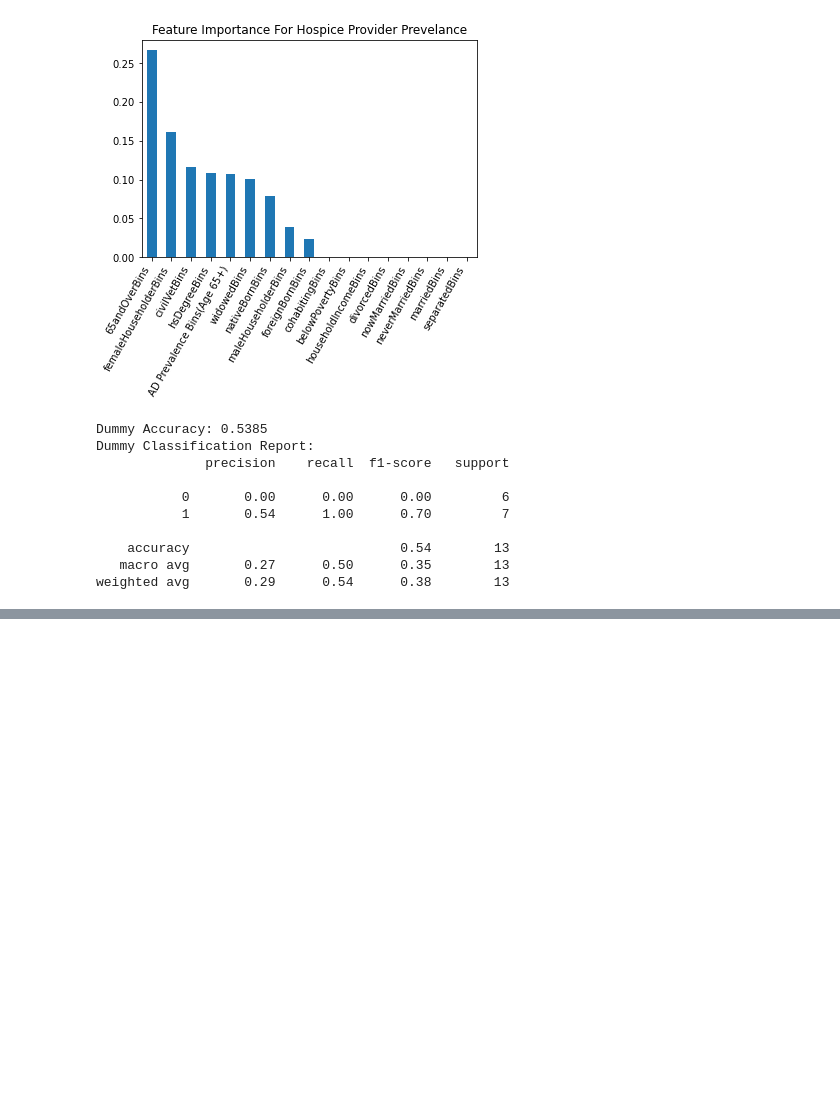
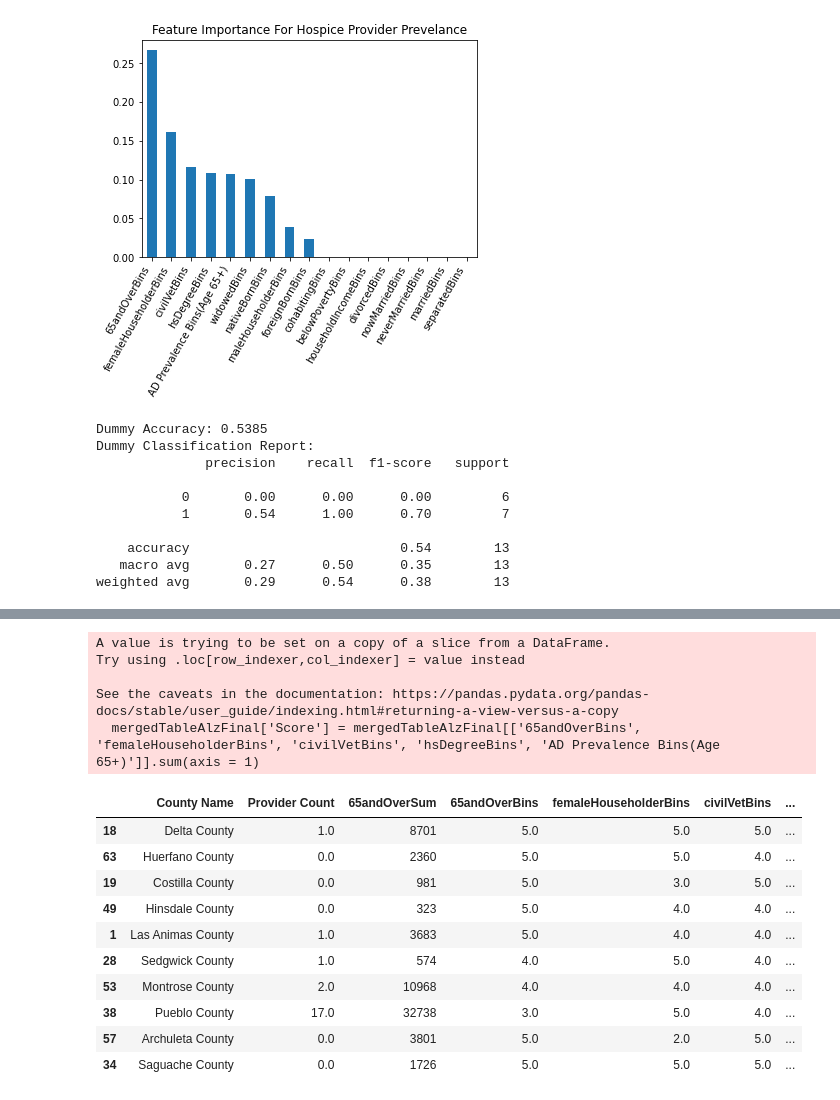
Before and after one commit to erinbest017/COMP4447Hospice, a Jupyter notebook: Code/hospiceMLCounty.ipynb, the cells around one changed output, grey strips where cells are left out. Saved outputs shown, nothing was run; the diff lists cells and outputs as text; code cells hidden in the pictures; blank space fills up the shorter version.

```diff
--- a/Code/hospiceMLCounty.ipynb
+++ b/Code/hospiceMLCounty.ipynb
@@ -1088,3 +1088,6 @@ Dummy Classification Report:
     accuracy                           0.54        13
    macro avg       0.27      0.50      0.35        13
 weighted avg       0.29      0.54      0.38        13
+# %%
+merged65andOver = pd.read_pickle('merged65andOver.pkl')
+merged65andOver
@@ -1090,0 +1108,2 @@ weighted avg       0.29      0.54      0.38        13
+# %%
+mergedTableAlz = pd.merge(mergedTableAlz, merged65andOver, on='County Name')
@@ -1090,0 +1117,23 @@ weighted avg       0.29      0.54      0.38        13
+# %%
+mergedTableAlzFinal = mergedTableAlz[['County Name', 'Provider Count', '65andOverSum', '65andOverBins', 'femaleHouseholderBins', 'civilVetBins', 'hsDegreeBins', 'AD Prevalence Bins(Age 65+)']]
+mergedTableAlzFinal['Score'] = mergedTableAlzFinal[['65andOverBins', 'femaleHouseholderBins', 'civilVetBins', 'hsDegreeBins', 'AD Prevalence Bins(Age 65+)']].sum(axis = 1)
+sorted_df = mergedTableAlzFinal.sort_values(by=['Score', 'Provider Count', '65andOverSum'], ascending=[False, True, False])
+
+sorted_df.head(10)
+# %% [output]
+A value is trying to be set on a copy of a slice from a DataFrame.
+Try using .loc[row_indexer,col_indexer] = value instead
+
+See the caveats in the documentation: https://pandas.pydata.org/pandas-docs/stable/user_guide/indexing.html#returning-a-view-versus-a-copy
+  mergedTableAlzFinal['Score'] = mergedTableAlzFinal[['65andOverBins', 'femaleHouseholderBins', 'civilVetBins', 'hsDegreeBins', 'AD Prevalence Bins(Age 65+)']].sum(axis = 1)
+|  | County Name | Provider Count | 65andOverSum | 65andOverBins | femaleHouseholderBins | civilVetBins | ... |
+| 18 | Delta County | 1.0 | 8701 | 5.0 | 5.0 | 5.0 | ... |
+| 63 | Huerfano County | 0.0 | 2360 | 5.0 | 5.0 | 4.0 | ... |
+| 19 | Costilla County | 0.0 | 981 | 5.0 | 3.0 | 5.0 | ... |
+| 49 | Hinsdale County | 0.0 | 323 | 5.0 | 4.0 | 4.0 | ... |
+| 1 | Las Animas County | 1.0 | 3683 | 5.0 | 4.0 | 4.0 | ... |
+| 28 | Sedgwick County | 1.0 | 574 | 4.0 | 5.0 | 4.0 | ... |
+| 53 | Montrose County | 2.0 | 10968 | 4.0 | 4.0 | 4.0 | ... |
+| 38 | Pueblo County | 17.0 | 32738 | 3.0 | 5.0 | 4.0 | ... |
+| 57 | Archuleta County | 0.0 | 3801 | 5.0 | 2.0 | 5.0 | ... |
+| 34 | Saguache County | 0.0 | 1726 | 5.0 | 5.0 | 5.0 | ... |
```
Also changed, not shown: parts of 2 cells of this notebook, 1 other file.
